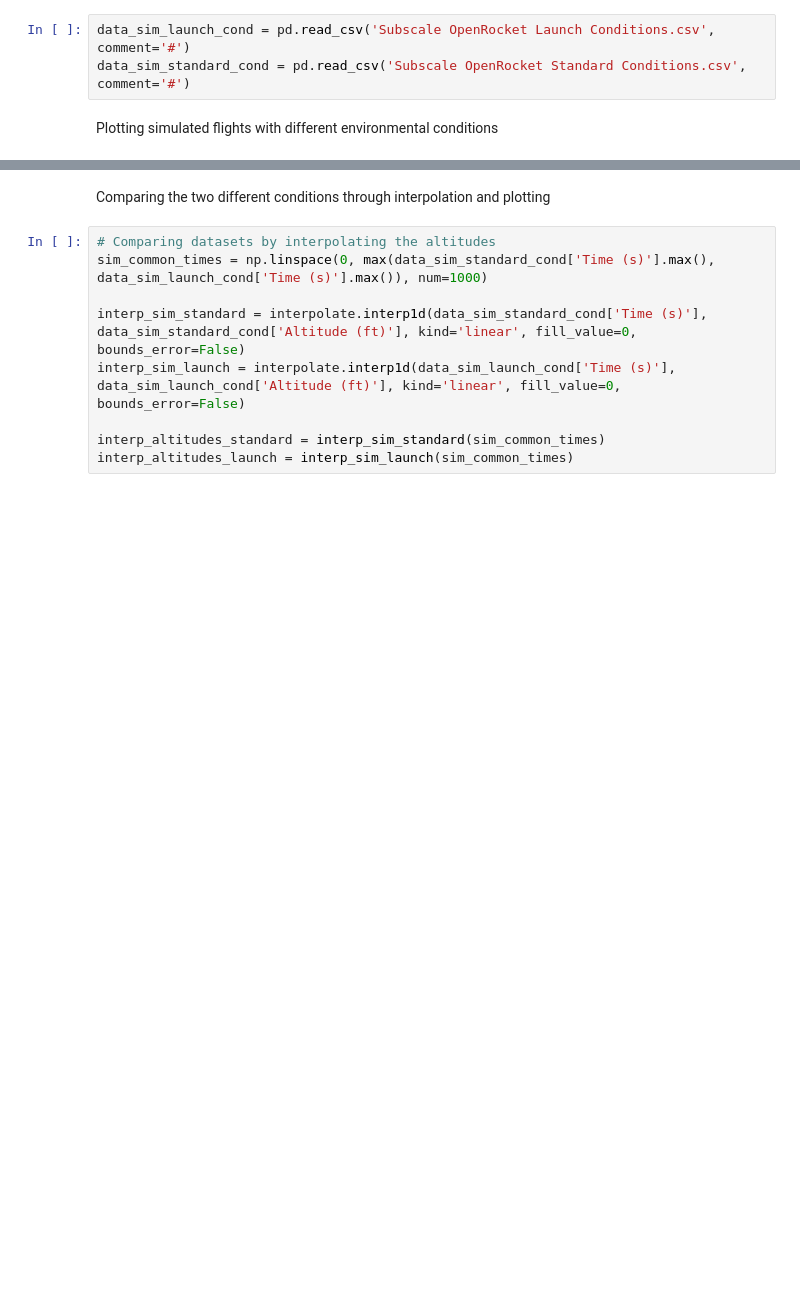
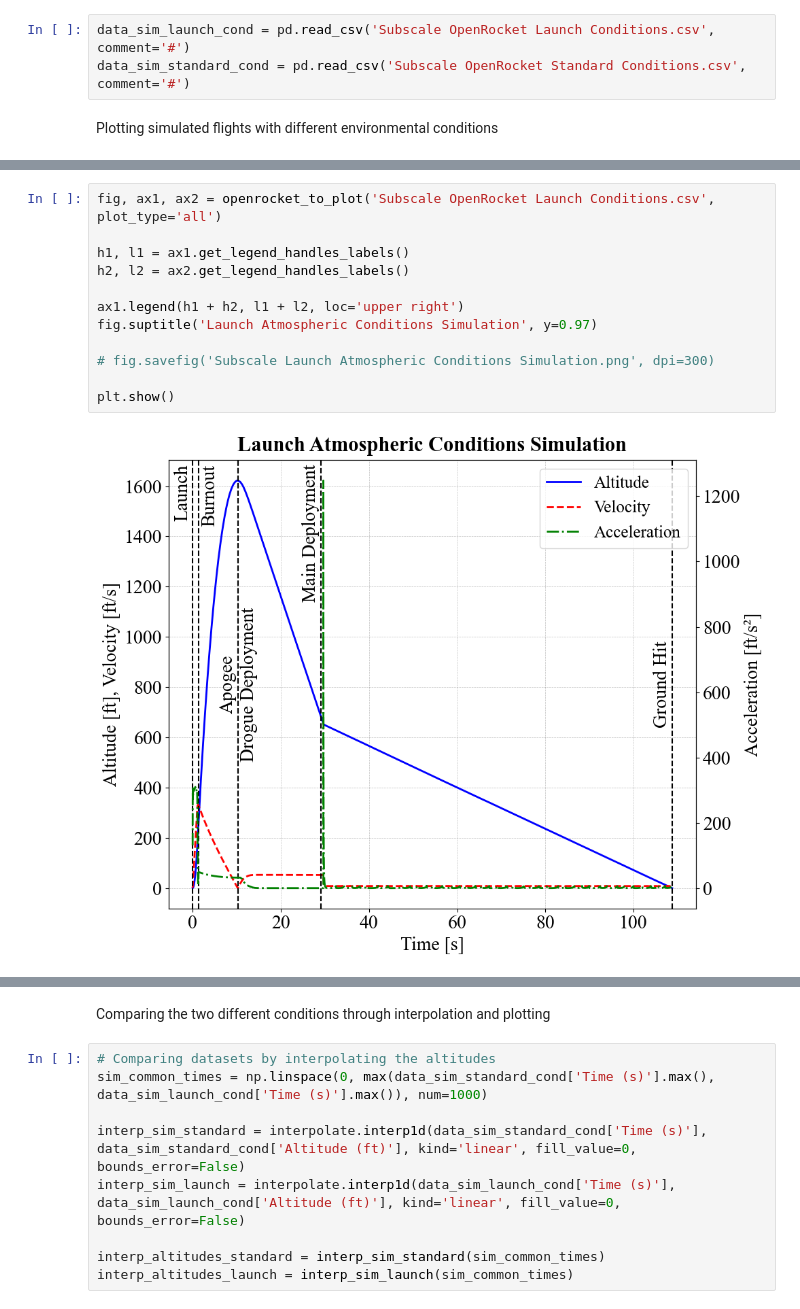
Before and after one commit to saividyud/NASA_25-26_Rocket_Simulations, a Jupyter notebook: Subscale Flight Analysis/analyzer.ipynb, the cells around one changed output, grey strips where cells are left out. Cells and saved outputs as stored; diff of their text form; blank space fills up the shorter version.

```diff
--- a/Subscale Flight Analysis/analyzer.ipynb
+++ b/Subscale Flight Analysis/analyzer.ipynb
@@ -100,0 +138,14 @@ Plotting simulated flights with different environmental conditions
+# %%
+fig, ax1, ax2 = openrocket_to_plot('Subscale OpenRocket Launch Conditions.csv', plot_type='all')
+
+h1, l1 = ax1.get_legend_handles_labels()
+h2, l2 = ax2.get_legend_handles_labels()
+
+ax1.legend(h1 + h2, l1 + l2, loc='upper right')
+fig.suptitle('Launch Atmospheric Conditions Simulation', y=0.97)
+
+# fig.savefig('Subscale Launch Atmospheric Conditions Simulation.png', dpi=300)
+
+plt.show()
+# %% [output]
+[figure, added]
```
Also changed, not shown: parts of 16 cells of this notebook, 8 other files.
